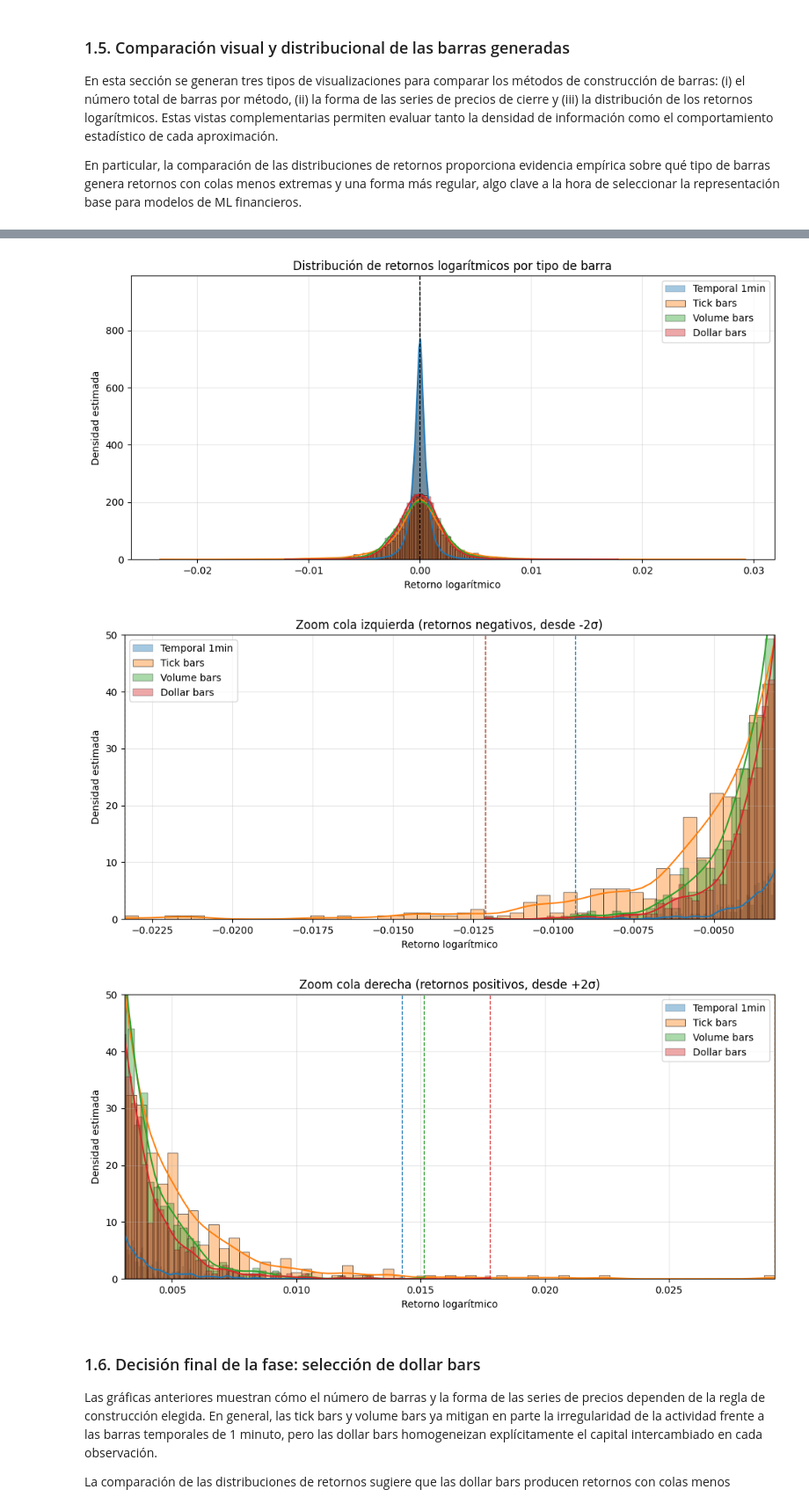
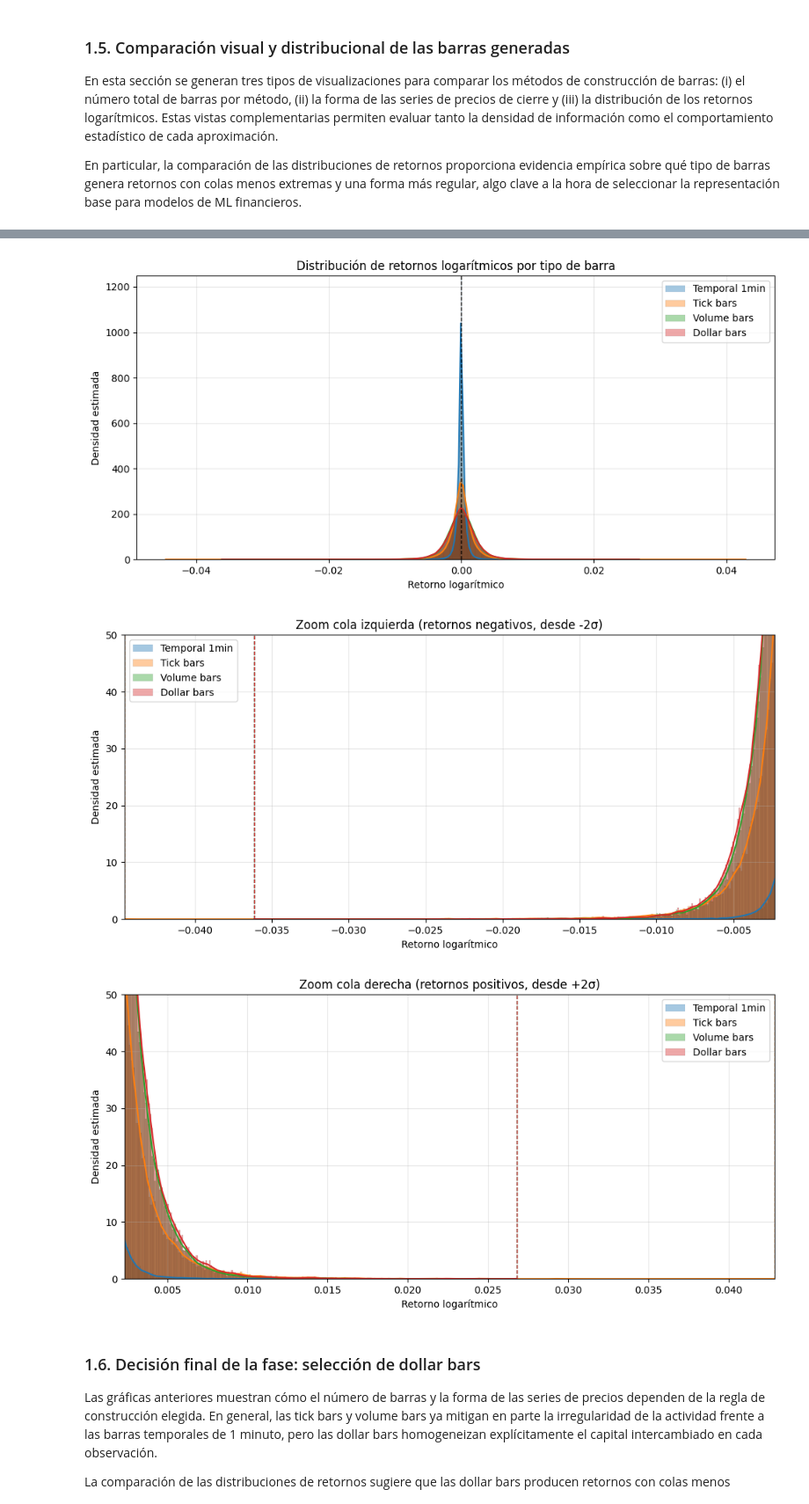
Before and after one commit to Romequinco/TAREA_PROCESADO_DATOS_FINANCIEROS_PARA_MACHINE_LEARNING, a Jupyter notebook: PREPROCESADO_DATOS_FINANCIEROS_.ipynb, the cells around one changed output, grey strips where cells are left out. Shown at 88% size. Drawn from its saved outputs; the diff is of its cells as text; code cells hidden in the pictures.

```diff
--- a/PREPROCESADO_DATOS_FINANCIEROS_.ipynb
+++ b/PREPROCESADO_DATOS_FINANCIEROS_.ipynb
@@ -33,9 +33,9 @@ plt.style.use("default")  # Fondo blanco por defecto
 # ### PARÁMETROS ###
 # ----------------------------------------------------------------------
 # Rango temporal de análisis (el usuario solo debería modificar estas dos
-# variables para cambiar el periodo de trabajo del notebook).
+# variables para cambiar el periodo de trabajo del notebook). 3 AÑOS
 # ======================================================================
-DATE_START = "2026-02-01"
+DATE_START = "2023-02-28"
 DATE_END   = "2026-02-28"
 
 print("Rango temporal configurado:")
@@ -541,14 +541,14 @@ Finalmente se seleccionará **Dollar Bars** como representación base para conti
 # %%
 # Parámetros específicos para la Fase 2: construcción de barras alternativas
 
-# Estos valores sirven como punto de partida razonable para un mes de datos
+# Estos valores sirven como punto de partida razonable para 3 años de datos
 # de 1 minuto en BTC/USDT. Si el periodo tiene muy poca actividad (pocas
 # barras resultantes), puede ser necesario reducir los umbrales; si hay
 # demasiadas barras, puede aumentarse su valor.
 
 TICK_SIZE        = 10       # número de ticks (minutos) por barra de tipo tick
 VOLUME_THRESHOLD = 10.0      # BTC acumulados por barra de tipo volumen
-DOLLAR_THRESHOLD = 500_000.0 # USD acumulados por barra de tipo dólar
+DOLLAR_THRESHOLD = 750_000.0 # USD acumulados por barra de tipo dólar
 
 print("Parámetros Fase 1:")
 print(f"  TICK_SIZE        = {TICK_SIZE}")
@@ -965,6 +965,7 @@ sns.histplot(rets_tick, kde=True, stat='density', label='Tick bars', color='tab:
 sns.histplot(rets_volume, kde=True, stat='density', label='Volume bars', color='tab:green', alpha=0.4, ax=ax)
 sns.histplot(rets_dollar, kde=True, stat='density', label='Dollar bars', color='tab:red', alpha=0.4, ax=ax)
 
+ax.set_ylim(0, 1250)  # zoom en Y
 ax.axvline(0.0, color='black', linestyle='--', linewidth=1)
 ax.set_title('Distribución de retornos logarítmicos por tipo de barra')
 ax.set_xlabel('Retorno logarítmico')
@@ -997,36 +998,36 @@ for rets, label, color in zip(rets_list, labels, colors):
 ax.set_xlim(all_rets.min(), mean_ret - two_std)
 ax.set_ylim(0, 50)  # zoom en Y
 ax.axvline(0.0, color='black', linestyle='--', linewidth=1)
 ax.set_title('Zoom cola izquierda (retornos negativos, desde -2σ)')
 ax.set_xlabel('Retorno logarítmico')
 ax.set_ylabel('Densidad estimada')
 ax.legend()
 ax.grid(alpha=0.3)
 plt.tight_layout()
 plt.show()
 
 # --- Gráfica 3: zoom cola derecha (retornos positivos desde +2σ) ---
 fig, ax = plt.subplots(figsize=(10, 5))
 
 for rets, label, color in zip(rets_list, labels, colors):
     sns.histplot(rets, kde=True, stat='density', label=label, color=color, alpha=0.4, ax=ax)
     # Línea vertical al final de cada distribución (máximo para la cola derecha)
     ax.axvline(rets.max(), color=color, linestyle='--', linewidth=1)
 
 ax.set_xlim(mean_ret + two_std, all_rets.max())
 ax.set_ylim(0, 50)  # zoom en Y
 ax.axvline(0.0, color='black', linestyle='--', linewidth=1)
 ax.set_title('Zoom cola derecha (retornos positivos, desde +2σ)')
 ax.set_xlabel('Retorno logarítmico')
 ax.set_ylabel('Densidad estimada')
 ax.legend()
 ax.grid(alpha=0.3)
 plt.tight_layout()
 plt.show()
 # %% [output]
-[figure, old version]
+[figure, new version]
-[figure, old version]
+[figure, new version]
-[figure, old version]
+[figure, new version]
 # %% [markdown]
 ### 1.6. Decisión final de la fase: selección de dollar bars
 
```
Also changed, not shown: parts of 33 cells of this notebook, 1 other file.
